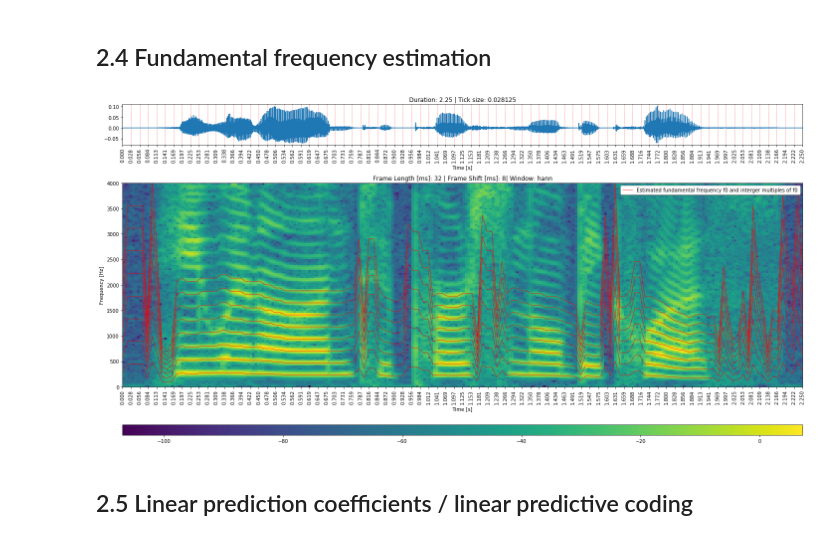
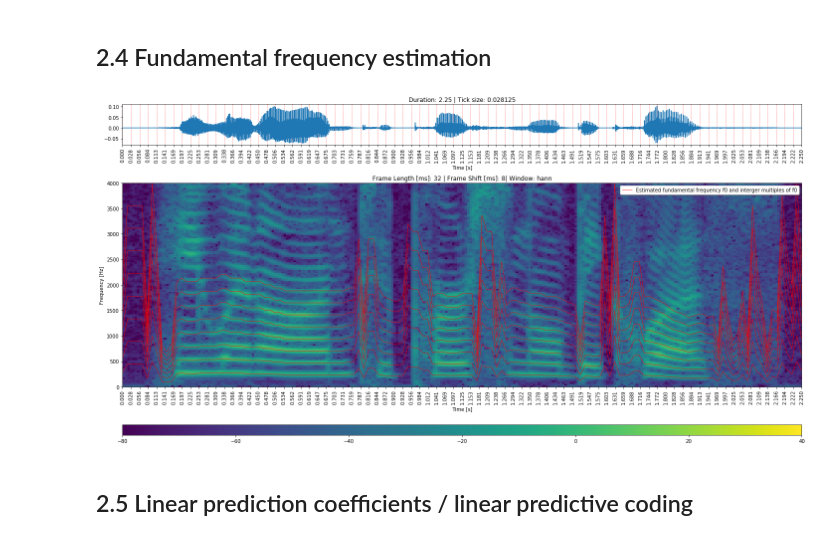
Before and after one commit to floschne/ssp20, a Jupyter notebook: notebooks/ex4.ipynb, the cells around one changed output. Saved outputs shown, nothing was run; the diff lists cells and outputs as text; code cells hidden in the pictures.

```diff
--- a/notebooks/ex4.ipynb
+++ b/notebooks/ex4.ipynb
@@ -61,18 +61,20 @@ axs2.legend()
 # %%
 frame_length_ms=32
 frame_shift_ms=8
 stft, freq_axis, frame_centers_ms = female.compute_stft(frame_length_ms, frame_shift_ms)
-fig, axs = female.plot_stft(stft, freq_axis, frame_centers_ms, frame_length_ms, frame_shift_ms, return_plot=True)
+fig, axs = female.plot_stft(stft, freq_axis, frame_centers_ms, frame_length_ms, frame_shift_ms, return_plot=True, vmin=-80, vmax=40)
 
 
 f0 = female.estimate_fundamental_freq()
 t = np.linspace(0, female.duration_s, len(f0))
 eff_plot = axs[1].plot(t, f0, color='r', linewidth=.75)
 axs[1].legend((eff_plot), (['Estimated fundamental frequency f0 and interger multiples of f0']) , loc='upper right', shadow=True)
 for i in range(2, 9):
     axs[1].plot(t, f0 * i, color='r', linewidth=.75)
+
+plt.savefig(os.path.join(os.getcwd(), '../Exercise4', 'gfx', 'f0'))
 # %% [output]
-[figure, old version]
+[figure, new version]
 # %% [markdown]
 ## 2.5 Linear prediction coefficients / linear predictive coding
 # %%
```
Also changed, not shown: parts of 6 cells of this notebook, 8 other files.
